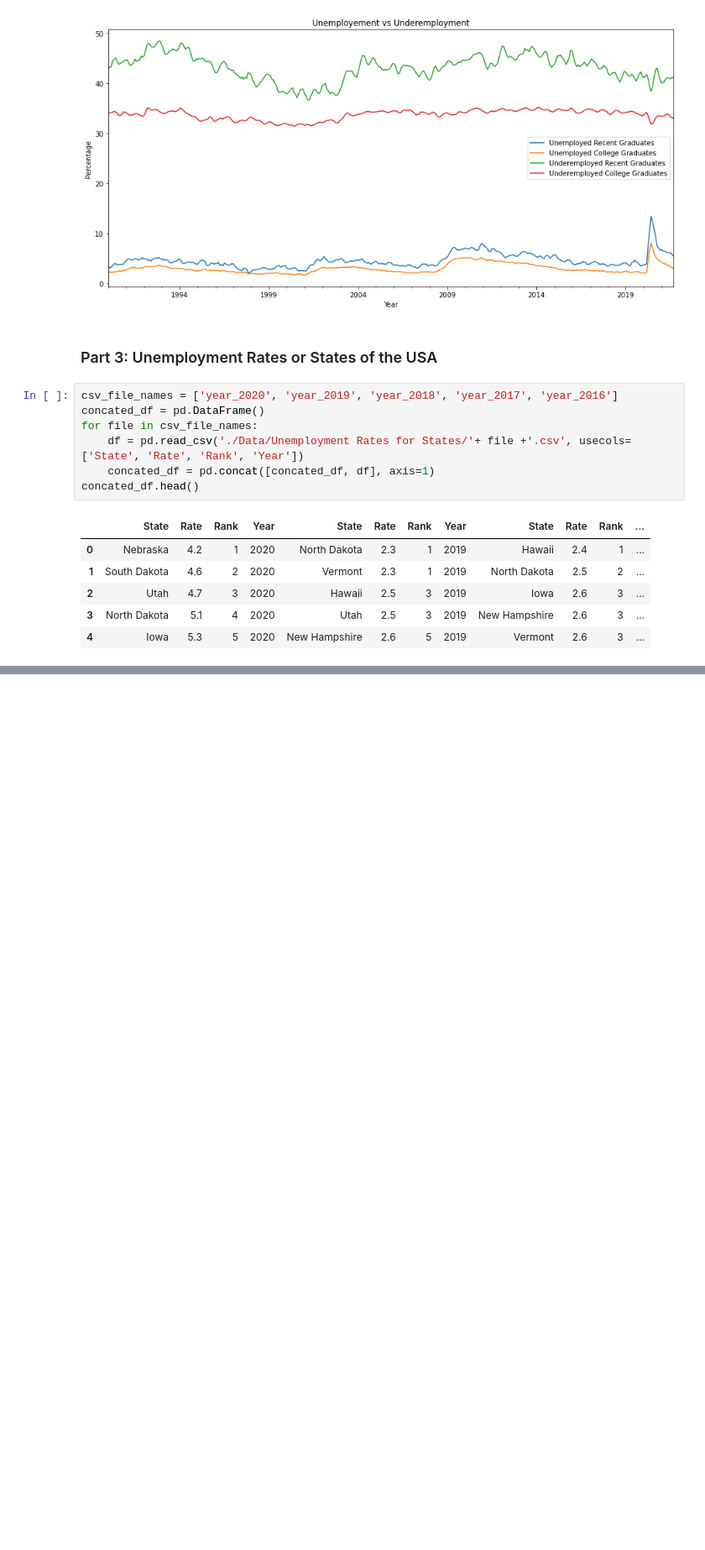
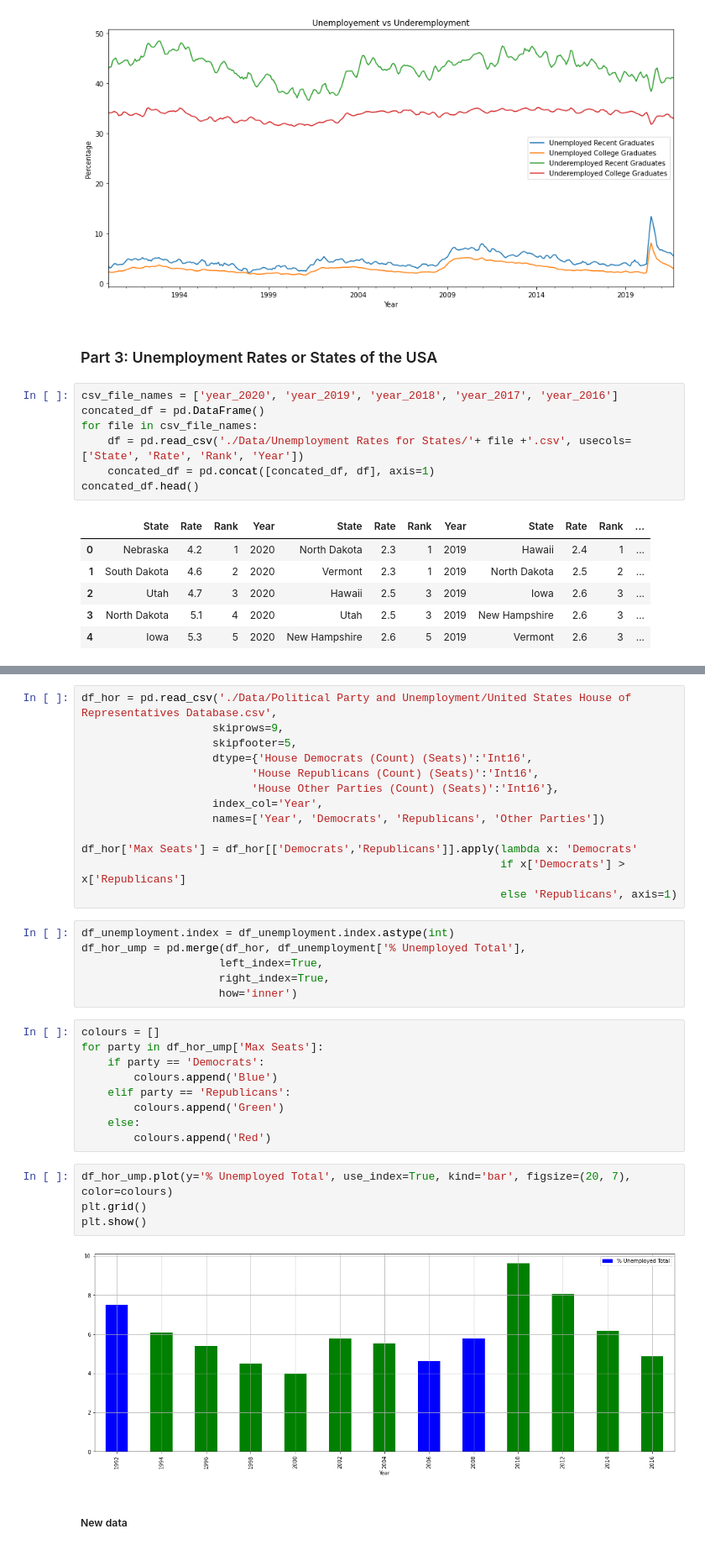
Before and after one commit to Ankita-Khiratkar/2021Fall_finals, a Jupyter notebook: Final_Project.ipynb, the cells around one changed output, grey strips where cells are left out. Shown at 84% size. Saved outputs shown, nothing was run; the diff lists cells and outputs as text; blank space fills up the shorter version.

```diff
--- a/Final_Project.ipynb
+++ b/Final_Project.ipynb
@@ -87,0 +141,36 @@ concated_df.boxplot(column=['Rate'])
+# %%
+df_hor = pd.read_csv('./Data/Political Party and Unemployment/United States House of Representatives Database.csv',
+                    skiprows=9,
+                    skipfooter=5,
+                    dtype={'House Democrats (Count) (Seats)':'Int16',
+                          'House Republicans (Count) (Seats)':'Int16',
+                          'House Other Parties (Count) (Seats)':'Int16'},
+                    index_col='Year',
+                    names=['Year', 'Democrats', 'Republicans', 'Other Parties'])
+
+df_hor['Max Seats'] = df_hor[['Democrats','Republicans']].apply(lambda x: 'Democrats'
+                                                                if x['Democrats'] > x['Republicans']
+                                                                else 'Republicans', axis=1)
+# %%
+df_unemployment.index = df_unemployment.index.astype(int)
+df_hor_ump = pd.merge(df_hor, df_unemployment['% Unemployed Total'],
+                     left_index=True,
+                     right_index=True,
+                     how='inner')
+# %%
+colours = []
+for party in df_hor_ump['Max Seats']:
+    if party == 'Democrats':
+        colours.append('Blue')
+    elif party == 'Republicans':
+        colours.append('Green')
+    else:
+        colours.append('Red')
+# %%
+df_hor_ump.plot(y='% Unemployed Total', use_index=True, kind='bar', figsize=(20, 7), color=colours)
+plt.grid()
+plt.show()
+# %% [output]
+[figure, added]
+# %% [markdown]
+##### New data
```
Also changed, not shown: parts of 13 cells of this notebook, 4 other files.
